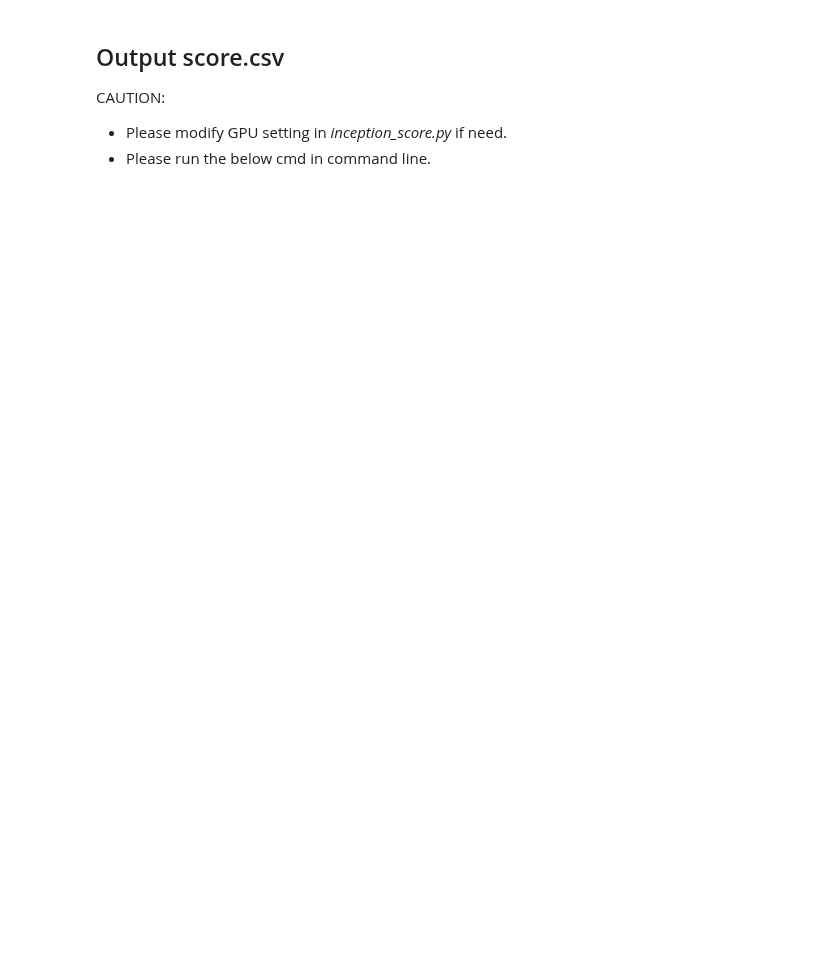
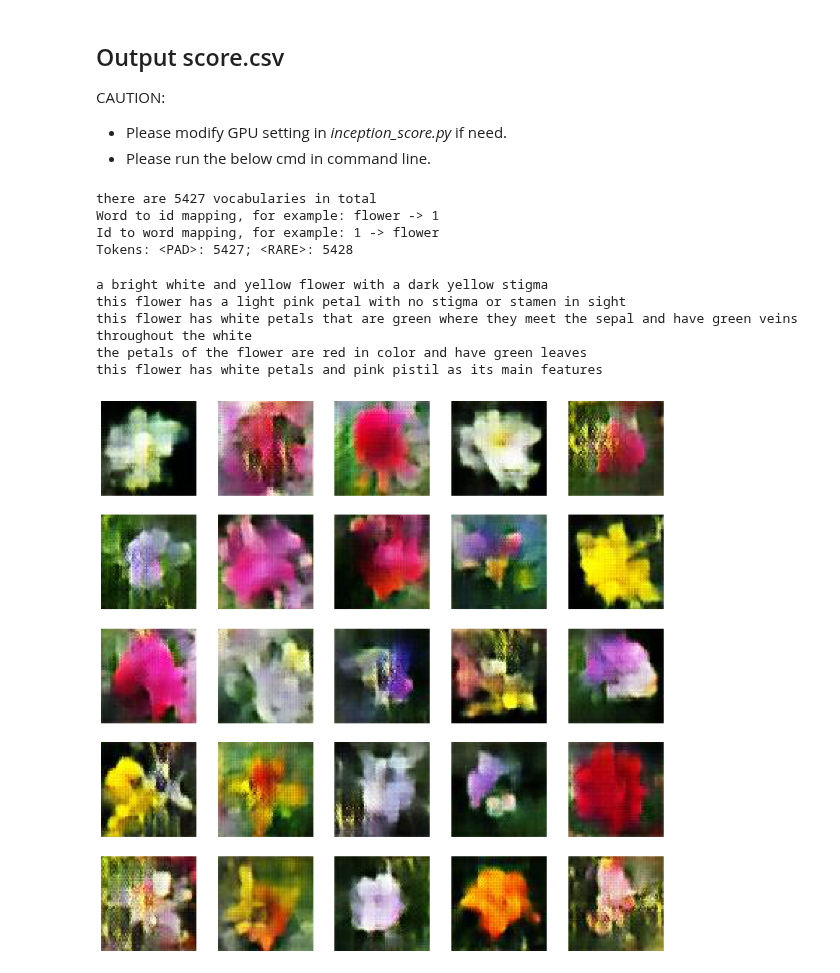
Before and after one commit to chengche6230/Deep-Learning-Course-Team-Project, a Jupyter notebook: Competition 3/DL_comp3_Team123_model_final.ipynb, the cells around one changed output. Saved outputs shown, nothing was run; the diff lists cells and outputs as text; code cells hidden in the pictures; blank space fills up the shorter version.

```diff
--- a/Competition 3/DL_comp3_Team123_model_final.ipynb
+++ b/Competition 3/DL_comp3_Team123_model_final.ipynb
@@ -755,7 +690,7 @@ def bert_sample_generator(embedding, batch_size):
 ni = int(np.ceil(np.sqrt(hparas['BATCH_SIZE'])))
 sample_size = hparas['BATCH_SIZE']
 sample_seed = np.random.normal(loc=0.0, scale=1.0, size=(sample_size, hparas['Z_DIM'])).astype(np.float32)
-bert_sample_sentence = ["the flower shown has yellow anther red pistil and bright red petals."] * int(sample_size/ni) + \
+sample_sentence = ["the flower shown has yellow anther red pistil and bright red petals."] * int(sample_size/ni) + \
                   ["this flower has petals that are yellow, white and purple and has dark lines"] * int(sample_size/ni) + \
                   ["the petals on this flower are white with a yellow center"] * int(sample_size/ni) + \
                   ["this flower has a lot of small round pink petals."] * int(sample_size/ni) + \
@@ -763,10 +698,15 @@ bert_sample_sentence = ["the flower shown has yellow anther red pistil and brigh
                   ["the flower has yellow petals and the center of it is brown."] * int(sample_size/ni) + \
                   ["this flower has petals that are blue and white."] * int(sample_size/ni) +\
                   ["these white flowers have petals that start off white in color and end in a white towards the tips."] * int(sample_size/ni)
-bert_sample_sentence *= 2
-for i, sent in enumerate(bert_sample_sentence):
-    bert_sample_sentence[i] = turn_to_bert_embedding(sent)
-bert_sample_sentence = bert_sample_generator(bert_sample_sentence, hparas['BATCH_SIZE'])
+
+for i, sent in enumerate(sample_sentence):
+    sample_sentence[i] = sent2IdList(sent)
+sample_sentence = sample_generator(sample_sentence, hparas['BATCH_SIZE'])
+
+# bert_sample_sentence *= 2
+# for i, sent in enumerate(bert_sample_sentence):
+#     bert_sample_sentence[i] = turn_to_bert_embedding(sent)
+# bert_sample_sentence = bert_sample_generator(bert_sample_sentence, hparas['BATCH_SIZE'])
 # %% [markdown]
 # Training
 # %%
@@ -910,3 +888,53 @@ CAUTION:
 # %%
 !cd testing
 !python inception_score.py ../inference/demo ../score_demo.csv 39 # BATCH_SIZE=39 is available using GTX 1080 Ti (need 9441MB memory)
+# %%
+def visualize(idx):
+    fig = plt.figure(figsize=(14,14))
+
+    for count, i in enumerate(idx):
+        loc = np.where(i==index)[0][0]
+        text = ''
+        for word in captions[loc]:
+            if id2word_dict[word] != '<PAD>':
+                text += id2word_dict[word]
+                text += ' '
+        print(text)
+        for j in range(len(idx)):
+            path  = './inference/demo/inference_{:04d}_{:d}.jpg'.format(i,j+1)
+            fake_image = plt.imread(path)
+
+            plt.subplot(5, 5, count*5+j+1)
+            plt.imshow(fake_image)
+
+            plt.axis('off')
+# %%
+dictionary_path = './dictionary'
+vocab = np.load(dictionary_path + '/vocab.npy')
+print('there are {} vocabularies in total'.format(len(vocab)))
+
+word2Id_dict = dict(np.load(dictionary_path + '/word2Id.npy'))
+id2word_dict = dict(np.load(dictionary_path + '/id2Word.npy'))
+print('Word to id mapping, for example: %s -> %s' % ('flower', word2Id_dict['flower']))
+print('Id to word mapping, for example: %s -> %s' % ('1', id2word_dict['1']))
+print('Tokens: <PAD>: %s; <RARE>: %s' % (word2Id_dict['<PAD>'], word2Id_dict['<RARE>']))
+# %% [output]
+there are 5427 vocabularies in total
+Word to id mapping, for example: flower -> 1
+Id to word mapping, for example: 1 -> flower
+Tokens: <PAD>: 5427; <RARE>: 5428
+# %%
+import pandas as pd
+data = pd.read_pickle('./dataset/testData.pkl')
+captions = data['Captions'].values
+index = data['ID'].values
+random_idx = [912, 1238, 1435, 2309, 3565]
+
+visualize(random_idx)
+# %% [output]
+a bright white and yellow flower with a dark yellow stigma
+this flower has a light pink petal with no stigma or stamen in sight
+this flower has white petals that are green where they meet the sepal and have green veins throughout the white
+the petals of the flower are red in color and have green leaves
+this flower has white petals and pink pistil as its main features
+[figure, added]
```
Also changed, not shown: parts of 65 cells of this notebook.
